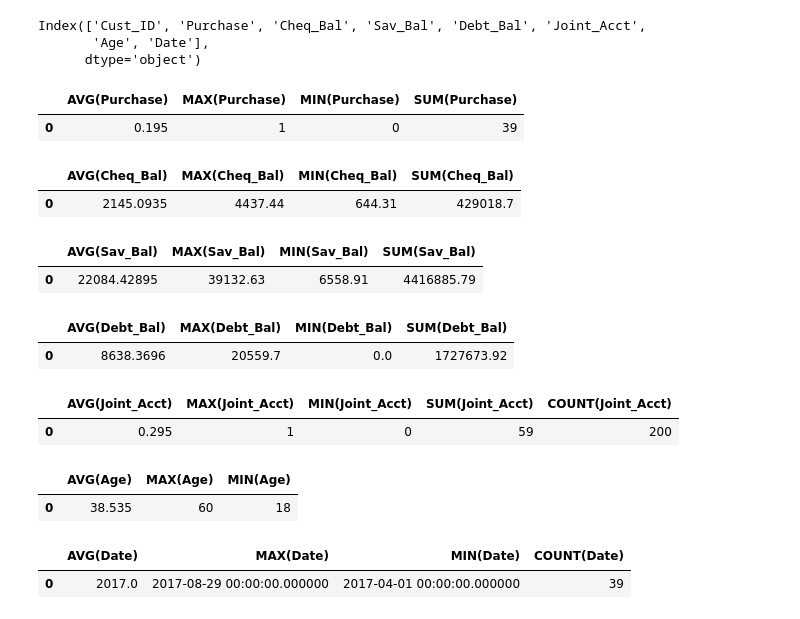
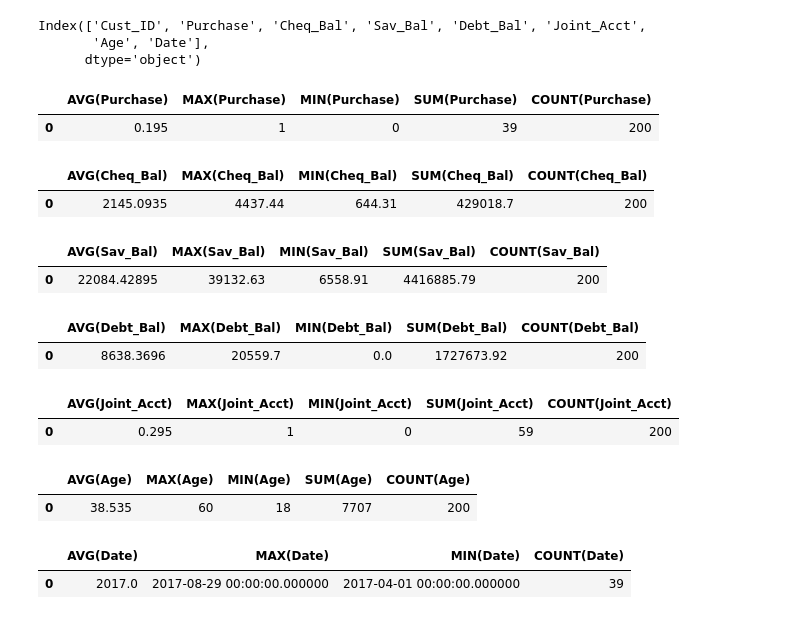
Before and after one commit to Rinengen/----------------1, a Jupyter notebook: HW_1.ipynb, the cells around one changed output. Drawn from its saved outputs; the diff is of its cells as text; code cells hidden in the pictures.

```diff
--- a/HW_1.ipynb
+++ b/HW_1.ipynb
@@ -26,36 +26,36 @@ Index(['Cust_ID', 'Purchase', 'Cheq_Bal', 'Sav_Bal', 'Debt_Bal', 'Joint_Acct',
 # %%
 Purchase_sql= pandasql.sqldf("""
     SELECT
-    AVG(Purchase),MAX(Purchase), MIN(Purchase), SUM(Purchase)
+    AVG(Purchase),MAX(Purchase), MIN(Purchase), SUM(Purchase), COUNT(Purchase)
     FROM bank_account_data;""")
 Purchase_sql
 # %% [output]
-|  | AVG(Purchase) | MAX(Purchase) | MIN(Purchase) | SUM(Purchase) |
-| 0 | 0.195 | 1 | 0 | 39 |
+|  | AVG(Purchase) | MAX(Purchase) | MIN(Purchase) | SUM(Purchase) | COUNT(Purchase) |
+| 0 | 0.195 | 1 | 0 | 39 | 200 |
 # %%
 Cheq_Bal_sql= pandasql.sqldf("""
-    SELECT AVG(Cheq_Bal), MAX(Cheq_Bal), MIN(Cheq_Bal), SUM(Cheq_Bal)
+    SELECT AVG(Cheq_Bal), MAX(Cheq_Bal), MIN(Cheq_Bal), SUM(Cheq_Bal), COUNT(Cheq_Bal)
     FROM bank_account_data;""")
 Cheq_Bal_sql
 # %% [output]
-|  | AVG(Cheq_Bal) | MAX(Cheq_Bal) | MIN(Cheq_Bal) | SUM(Cheq_Bal) |
-| 0 | 2145.0935 | 4437.44 | 644.31 | 429018.7 |
+|  | AVG(Cheq_Bal) | MAX(Cheq_Bal) | MIN(Cheq_Bal) | SUM(Cheq_Bal) | COUNT(Cheq_Bal) |
+| 0 | 2145.0935 | 4437.44 | 644.31 | 429018.7 | 200 |
 # %%
 Sav_Bal_sql= pandasql.sqldf("""
-    SELECT AVG(Sav_Bal), MAX(Sav_Bal), MIN(Sav_Bal), SUM(Sav_Bal)
+    SELECT AVG(Sav_Bal), MAX(Sav_Bal), MIN(Sav_Bal), SUM(Sav_Bal), COUNT(Sav_Bal)
     FROM bank_account_data;""")
 Sav_Bal_sql
 # %% [output]
-|  | AVG(Sav_Bal) | MAX(Sav_Bal) | MIN(Sav_Bal) | SUM(Sav_Bal) |
-| 0 | 22084.42895 | 39132.63 | 6558.91 | 4416885.79 |
+|  | AVG(Sav_Bal) | MAX(Sav_Bal) | MIN(Sav_Bal) | SUM(Sav_Bal) | COUNT(Sav_Bal) |
+| 0 | 22084.42895 | 39132.63 | 6558.91 | 4416885.79 | 200 |
 # %%
 Debt_Bal_sql= pandasql.sqldf("""
-    SELECT AVG(Debt_Bal), MAX(Debt_Bal), MIN(Debt_Bal), SUM(Debt_Bal)
+    SELECT AVG(Debt_Bal), MAX(Debt_Bal), MIN(Debt_Bal), SUM(Debt_Bal), COUNT(Debt_Bal)
     FROM bank_account_data;""")
 Debt_Bal_sql
 # %% [output]
-|  | AVG(Debt_Bal) | MAX(Debt_Bal) | MIN(Debt_Bal) | SUM(Debt_Bal) |
-| 0 | 8638.3696 | 20559.7 | 0.0 | 1727673.92 |
+|  | AVG(Debt_Bal) | MAX(Debt_Bal) | MIN(Debt_Bal) | SUM(Debt_Bal) | COUNT(Debt_Bal) |
+| 0 | 8638.3696 | 20559.7 | 0.0 | 1727673.92 | 200 |
 # %%
 Joint_Acct_sql= pandasql.sqldf("""
     SELECT AVG(Joint_Acct), MAX(Joint_Acct), MIN(Joint_Acct), SUM(Joint_Acct), COUNT(Joint_Acct)
@@ -66,12 +66,12 @@ Joint_Acct_sql
 | 0 | 0.295 | 1 | 0 | 59 | 200 |
 # %%
 Age_sql= pandasql.sqldf("""
-    SELECT AVG(Age), MAX(Age), MIN(Age)
+    SELECT AVG(Age), MAX(Age), MIN(Age), SUM(Age), COUNT(Age)
     FROM bank_account_data;""")
 Age_sql
 # %% [output]
-|  | AVG(Age) | MAX(Age) | MIN(Age) |
-| 0 | 38.535 | 60 | 18 |
+|  | AVG(Age) | MAX(Age) | MIN(Age) | SUM(Age) | COUNT(Age) |
+| 0 | 38.535 | 60 | 18 | 7707 | 200 |
 # %%
 Date_sql= pandasql.sqldf("""
     SELECT AVG(Date), MAX(Date), MIN(Date), COUNT(Date)
```
Also changed, not shown: parts of 1 cell of this notebook, 1 other file.
